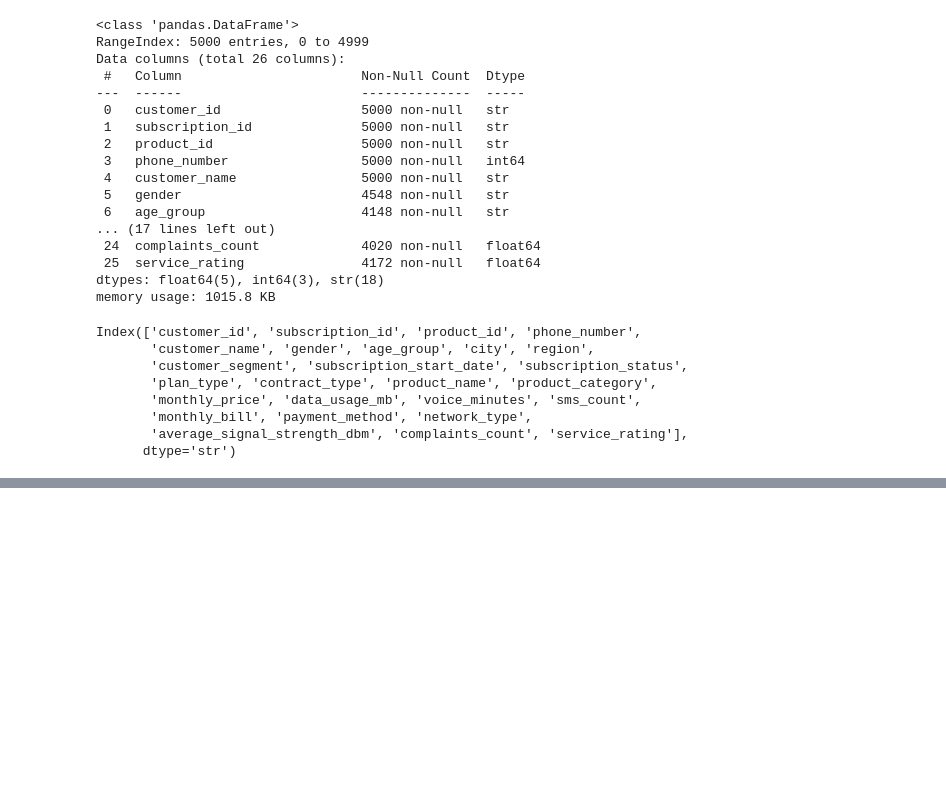
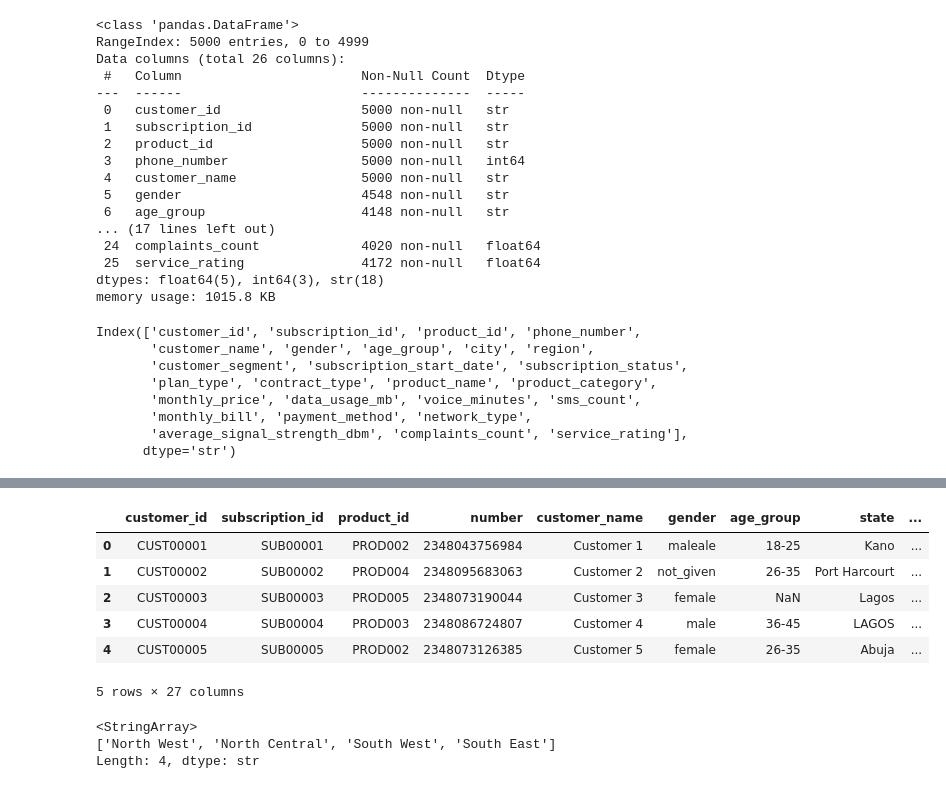
Before and after one commit to ioaviator/novalink-na, a Jupyter notebook: novalink.ipynb, the cells around one changed output, grey strips where cells are left out. Saved outputs shown, nothing was run; the diff lists cells and outputs as text; code cells hidden in the pictures; blank space fills up the shorter version.

```diff
--- a/novalink.ipynb
+++ b/novalink.ipynb
@@ -66,0 +93,22 @@ Index(['customer_id', 'subscription_id', 'product_id', 'phone_number',
+# %%
+novalink_df_new['gender'] = novalink_df_new['gender'].str.lower().replace({'femaleemaleale': 'female'})
+# %%
+novalink_df_new['customer_segment'] = novalink_df_new['customer_segment'].str.lower().str.replace({'premium': 'vvip'})
+# %%
+novalink_df_new.rename(columns={'phone_number': 'number', 'city': 'state'}, inplace=True)
+# %%
+novalink_df_new
+# %% [output]
+|  | customer_id | subscription_id | product_id | number | customer_name | gender | age_group | state | ... |
+| 0 | CUST00001 | SUB00001 | PROD002 | 2348043756984 | Customer 1 | maleale | 18-25 | Kano | ... |
+| 1 | CUST00002 | SUB00002 | PROD004 | 2348095683063 | Customer 2 | not_given | 26-35 | Port Harcourt | ... |
+| 2 | CUST00003 | SUB00003 | PROD005 | 2348073190044 | Customer 3 | female | NaN | Lagos | ... |
+| 3 | CUST00004 | SUB00004 | PROD003 | 2348086724807 | Customer 4 | male | 36-45 | LAGOS | ... |
+| 4 | CUST00005 | SUB00005 | PROD002 | 2348073126385 | Customer 5 | female | 26-35 | Abuja | ... |
+5 rows × 27 columns
+# %%
+novalink_df_new['region'].unique()
+# %% [output]
+<StringArray>
+['North West', 'North Central', 'South West', 'South East']
+Length: 4, dtype: str
```
Also changed, not shown: parts of 12 cells of this notebook.
